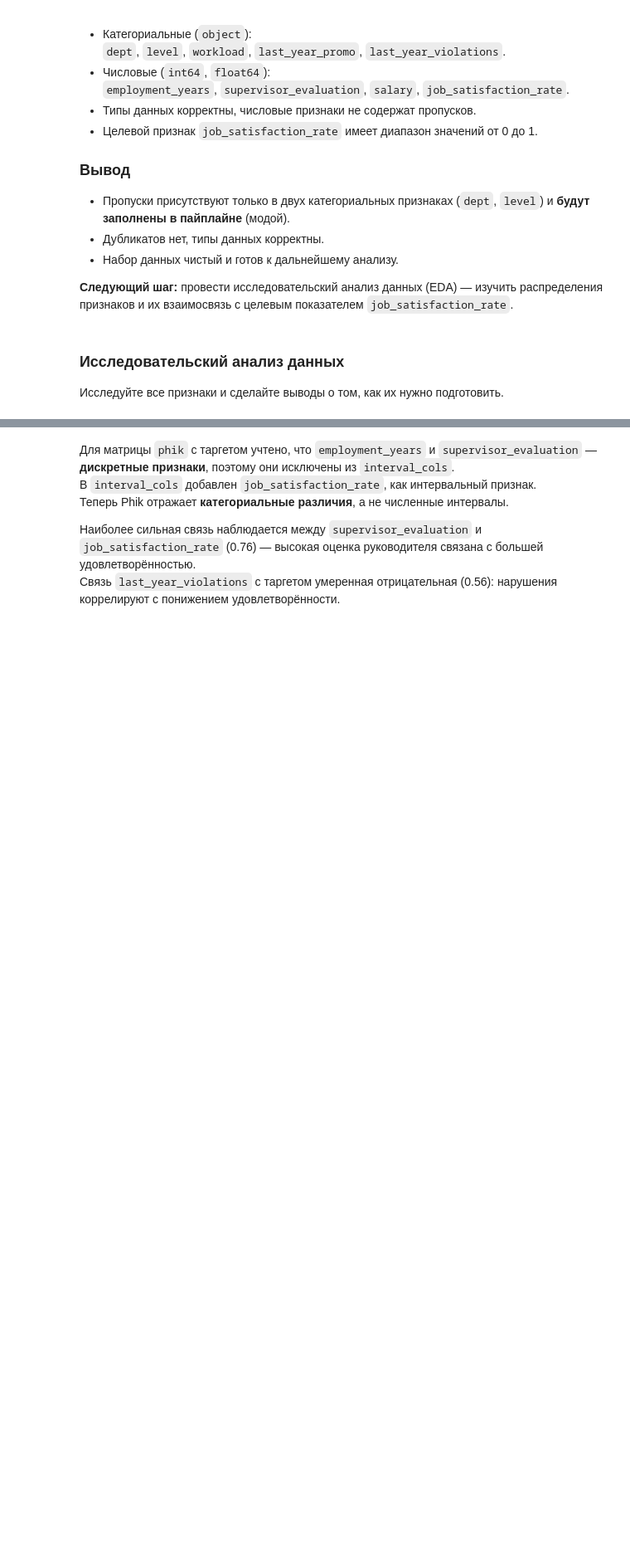
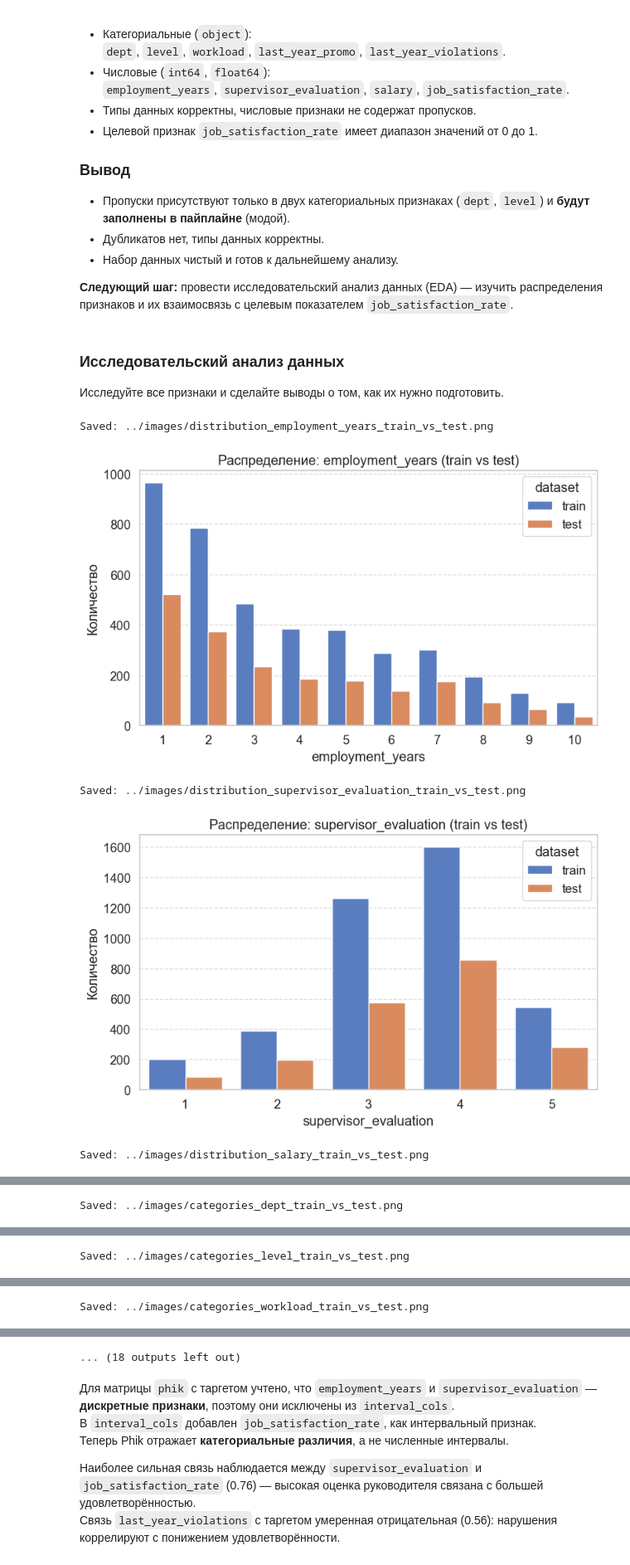
Before and after one commit to foxypandas/hr-ml-analysis, a Jupyter notebook: notebooks/hr_ml_analysis_ru.ipynb, the cells around one changed output, grey strips where cells are left out. Shown at 83% size. Saved outputs shown, nothing was run; the diff lists cells and outputs as text; code cells hidden in the pictures; blank space fills up the shorter version.

Commit message:
Restore notebook outputs for GitHub preview

```diff
--- a/notebooks/hr_ml_analysis_ru.ipynb
+++ b/notebooks/hr_ml_analysis_ru.ipynb
@@ -328,7 +459,7 @@ for col in cat_features:
 # --- 3. Boxplot: распределение таргета по категориям (на train) ---
 for col in cat_features:
 	plt.figure(figsize=(10, 5))
-	sns.boxplot(data=df_train, x=col, y=target, palette='pastel')
+	sns.boxplot(data=df_train, hue=col, y=target, palette='pastel')
 	plt.title(f'Удовлетворённость по {col} (train)')
 	plt.xlabel(col)
 	plt.ylabel('Уровень удовлетворённости')
@@ -340,30 +471,36 @@ for col in cat_features:
 
 # === 4. phik: связи с таргетом и мультиколлинеарность (train) ===
 
 # 4.0 Формируем списки для interval_cols
 continuous_num = [c for c in num_features if c not in discrete_num]
 
 # Для матрицы с таргетом: интервальные = непрерывные числовые + таргет
 interval_with_target = continuous_num + [target]
 
 # 4.1 Предикторы + таргет
 cols_full = num_features + cat_features + [target]
 phik_full = df_train[cols_full].phik_matrix(interval_cols=interval_with_target)
 
 plt.figure(figsize=(14, 6))
 sns.heatmap(phik_full, cmap='coolwarm', vmin=0, vmax=1, annot=True, fmt=".2f")
 plt.title('Матрица phik (предикторы + таргет) — train')
 plt.tight_layout()
 save_plot("phik_matrix_predictors_and_target_train")
 plt.show()
 
 # 4.2 Только предикторы (мультиколлинеарность): интервальные = только непрерывные числовые
 cols_pred = num_features + cat_features
 phik_pred = df_train[cols_pred].phik_matrix(interval_cols=continuous_num)
 
 plt.figure(figsize=(14, 8))
 sns.heatmap(phik_pred, cmap='coolwarm', vmin=0, vmax=1, annot=True, fmt=".2f")
 plt.title('Корреляции phik между предикторами — train')
 plt.tight_layout()
 save_plot("phik_matrix_predictors_train")
 plt.show()
+# %% [output]
+Saved: ../images/distribution_employment_years_train_vs_test.png
+[figure, added]
+Saved: ../images/distribution_supervisor_evaluation_train_vs_test.png
+[figure, added]
+Saved: ../images/distribution_salary_train_vs_test.png
@@ -369,0 +508 @@ plt.show()
+Saved: ../images/categories_dept_train_vs_test.png
@@ -369,0 +510 @@ plt.show()
+Saved: ../images/categories_level_train_vs_test.png
@@ -369,0 +512 @@ plt.show()
+Saved: ../images/categories_workload_train_vs_test.png
@@ -370,3 +514,4 @@ plt.show()
+... (18 outputs left out)
 # %% [markdown]
 
 
```
Also changed, not shown: parts of 32 cells of this notebook.
